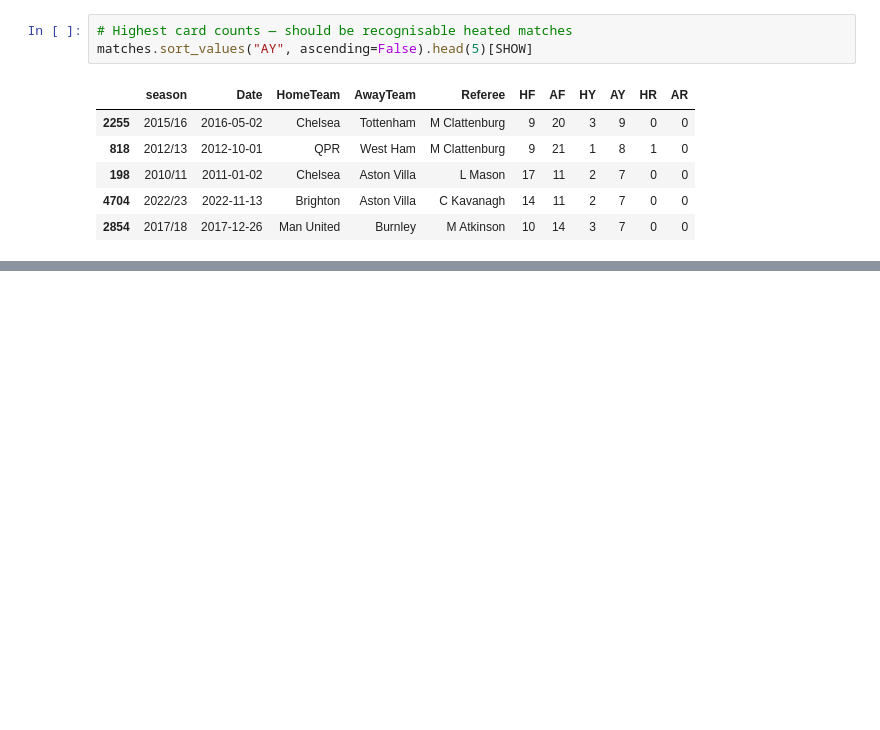
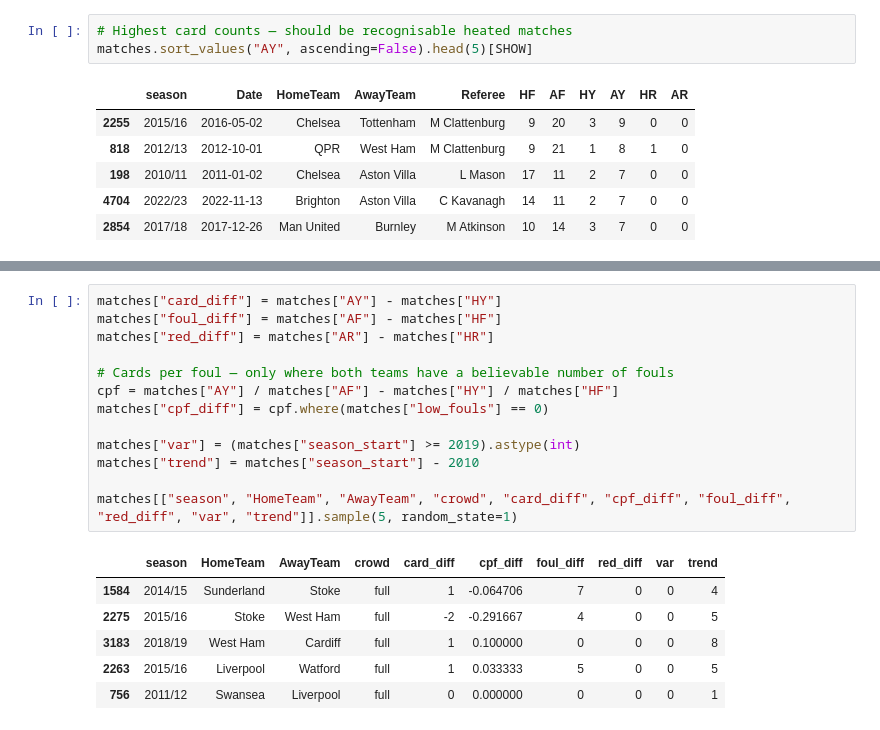
Before and after one commit to sobievh-1/referee-crowd-bias, a Jupyter notebook: notebooks/01_data.ipynb, the cells around one changed output, grey strips where cells are left out. Saved outputs shown, nothing was run; the diff lists cells and outputs as text; blank space fills up the shorter version.

```diff
--- a/notebooks/01_data.ipynb
+++ b/notebooks/01_data.ipynb
@@ -354,0 +437,20 @@ matches.sort_values("AY", ascending=False).head(5)[SHOW]
+# %%
+matches["card_diff"] = matches["AY"] - matches["HY"]
+matches["foul_diff"] = matches["AF"] - matches["HF"]
+matches["red_diff"] = matches["AR"] - matches["HR"]
+
+# Cards per foul — only where both teams have a believable number of fouls
+cpf = matches["AY"] / matches["AF"] - matches["HY"] / matches["HF"]
+matches["cpf_diff"] = cpf.where(matches["low_fouls"] == 0)
+
+matches["var"] = (matches["season_start"] >= 2019).astype(int)
+matches["trend"] = matches["season_start"] - 2010
+
+matches[["season", "HomeTeam", "AwayTeam", "crowd", "card_diff", "cpf_diff", "foul_diff", "red_diff", "var", "trend"]].sample(5, random_state=1)
+# %% [output]
+|  | season | HomeTeam | AwayTeam | crowd | card_diff | cpf_diff | foul_diff | red_diff | var | trend |
+| 1584 | 2014/15 | Sunderland | Stoke | full | 1 | -0.064706 | 7 | 0 | 0 | 4 |
+| 2275 | 2015/16 | Stoke | West Ham | full | -2 | -0.291667 | 4 | 0 | 0 | 5 |
+| 3183 | 2018/19 | West Ham | Cardiff | full | 1 | 0.100000 | 0 | 0 | 0 | 8 |
+| 2263 | 2015/16 | Liverpool | Watford | full | 1 | 0.033333 | 5 | 0 | 0 | 5 |
+| 756 | 2011/12 | Swansea | Liverpool | full | 0 | 0.000000 | 0 | 0 | 0 | 1 |
```
Also changed, not shown: parts of 10 cells of this notebook, 3 other files.
